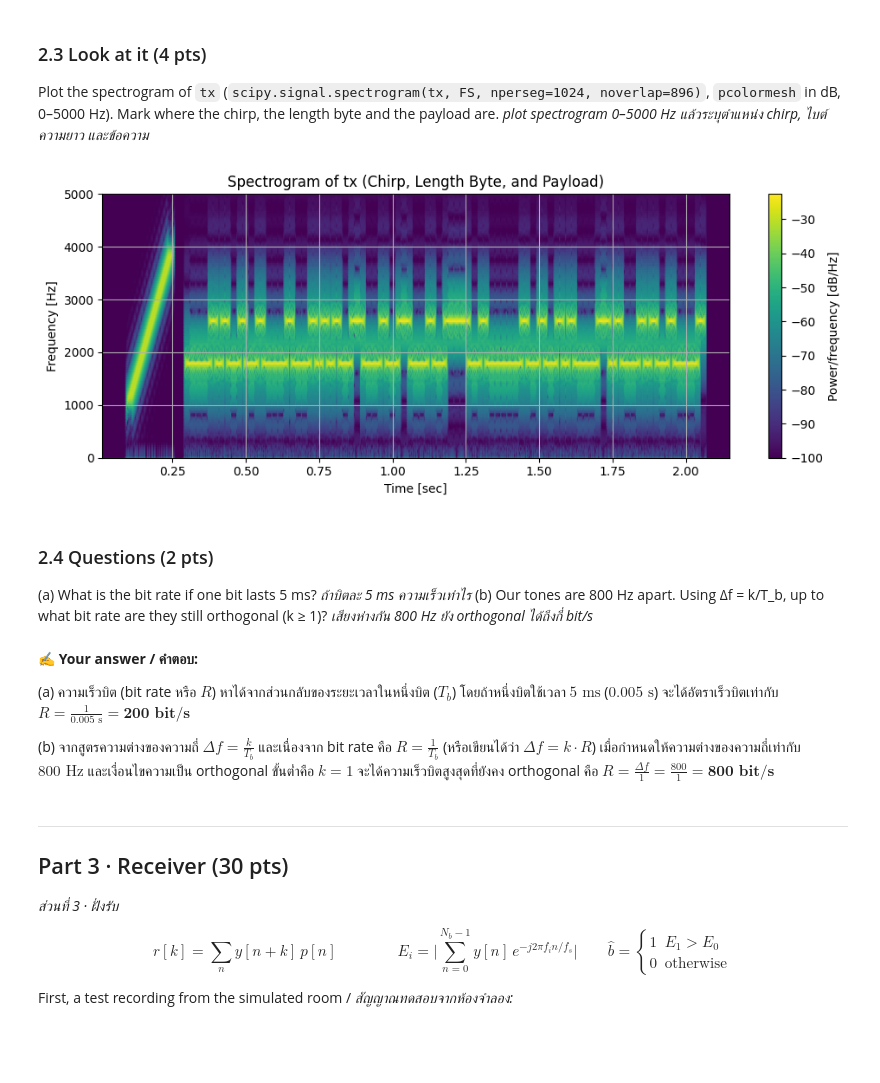
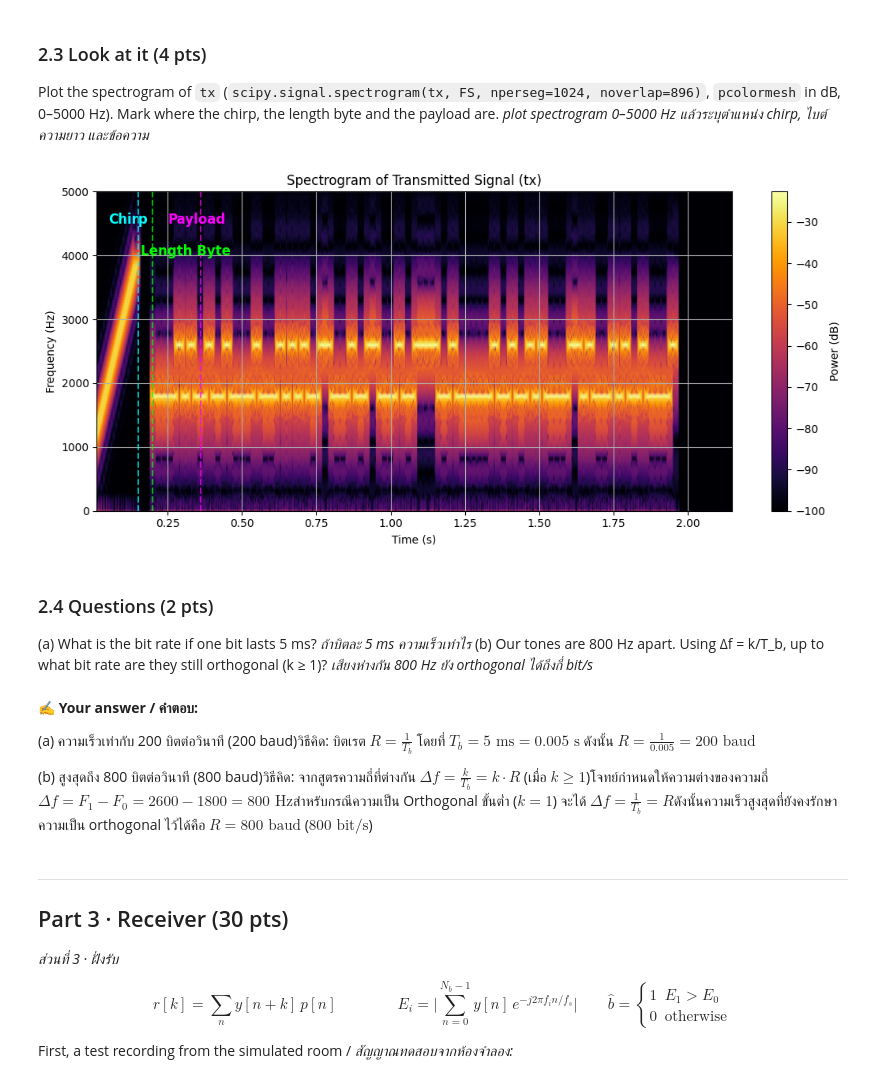
Before and after one commit to naruedisriparn-sketch/DSP, a Jupyter notebook: Y3Lab2_worksheet2256_2272.ipynb, the cells around one changed output. Drawn from its saved outputs; the diff is of its cells as text; code cells hidden in the pictures; blank space fills up the shorter version.

```diff
--- a/Y3Lab2_worksheet2256_2272.ipynb
+++ b/Y3Lab2_worksheet2256_2272.ipynb
@@ -255,36 +290,45 @@ def transmit(text, baud=50, fs=FS):
 ### 2.3 Look at it (4 pts)
 Plot the spectrogram of `tx` (`scipy.signal.spectrogram(tx, FS, nperseg=1024, noverlap=896)`, `pcolormesh` in dB, 0–5000 Hz). Mark where the chirp, the length byte and the payload are.
 *plot spectrogram 0–5000 Hz แล้วระบุตำแหน่ง chirp, ไบต์ความยาว และข้อความ*
-# %%
-import matplotlib.pyplot as plt
-from scipy.signal import spectrogram
-
-# คำนวณ Spectrogram
-f, t_spec, Sxx = spectrogram(tx, fs=FS, nperseg=1024, noverlap=896)
-
-# พล็อตด้วย pcolormesh
-plt.figure(figsize=(10, 4))
-plt.pcolormesh(t_spec, f, 10 * np.log10(Sxx + 1e-10), shading='gouraud')
-plt.ylabel('Frequency [Hz]')
-plt.xlabel('Time [sec]')
-plt.ylim(0, 5000)
-plt.title('Spectrogram of tx (Chirp, Length Byte, and Payload)')
-plt.colorbar(label='Power/frequency [dB/Hz]')
-
-plt.tight_layout()
-plt.show()
-# %% [output]
-[figure, removed]
+# %%
+# คำนวณ Spectrogram ของ tx ตามที่โจทย์กำหนด
+f, t_spec, Sxx = spectrogram(tx, FS, nperseg=1024, noverlap=896)
+
+plt.figure(figsize=(11, 5))
+# แปลงเป็นหน่วย dB ด้วย 10 * log10 (ระวังค่า 0 ด้วยการใส่ epsilon เล็กน้อย)
+Sxx_db = 10 * np.log10(Sxx + 1e-10)
+
+plt.pcolormesh(t_spec, f, Sxx_db, shading='gouraud', cmap='inferno')
+plt.ylim(0, 5000)  # กำหนดช่วงความถี่ 0-5000 Hz ตามโจทย์
+plt.colorbar(label='Power (dB)')
+plt.title("Spectrogram of Transmitted Signal (tx)")
+plt.xlabel("Time (s)")
+plt.ylabel("Frequency (Hz)")
+
+# ระบุตำแหน่งคร่าวๆ ตามช่วงเวลา (สามารถปรับแต่งเครื่องหมายได้ตามต้องการ)
+plt.axvline(x=0.15, color='cyan', linestyle='--', alpha=0.7)
+plt.text(0.05, 4500, 'Chirp', color='cyan', fontsize=12, fontweight='bold')
+
+plt.axvline(x=0.20, color='lime', linestyle='--', alpha=0.7)
+plt.text(0.16, 4000, 'Length Byte', color='lime', fontsize=12, fontweight='bold')
+
+plt.axvline(x=0.36, color='magenta', linestyle='--', alpha=0.7)
+plt.text(0.25, 4500, 'Payload', color='magenta', fontsize=12, fontweight='bold')
+
+plt.tight_layout()
+plt.show()
+# %% [output]
+[figure, added]
 # %% [markdown]
 ### 2.4 Questions (2 pts)
 (a) What is the bit rate if one bit lasts 5 ms? *ถ้าบิตละ 5 ms ความเร็วเท่าไร*
 (b) Our tones are 800 Hz apart. Using Δf = k/T_b, up to what bit rate are they still orthogonal (k ≥ 1)? *เสียงห่างกัน 800 Hz ยัง orthogonal ได้ถึงกี่ bit/s*
-# %% [markdown]
-✍️ **Your answer / คำตอบ:**
-
-(a)  ความเร็วบิต (bit rate หรือ $R$) หาได้จากส่วนกลับของระยะเวลาในหนึ่งบิต ($T_b$) โดยถ้าหนึ่งบิตใช้เวลา $5\text{ ms}$ ($0.005\text{ s}$) จะได้อัตราเร็วบิตเท่ากับ $R = \frac{1}{0.005\text{ s}} = \mathbf{200\text{ bit/s}}$
-
-(b) จากสูตรความต่างของความถี่ $\Delta f = \frac{k}{T_b}$ และเนื่องจาก bit rate คือ $R = \frac{1}{T_b}$ (หรือเขียนได้ว่า $\Delta f = k \cdot R$) เมื่อกำหนดให้ความต่างของความถี่เท่ากับ $800\text{ Hz}$ และเงื่อนไขความเป็น orthogonal ขั้นต่ำคือ $k = 1$ จะได้ความเร็วบิตสูงสุดที่ยังคง orthogonal คือ $R = \frac{\Delta f}{1} = \frac{800}{1} = \mathbf{800\text{ bit/s}}$
+# %% [markdown]
+✍️ **Your answer / คำตอบ:**
+
+(a)  ความเร็วเท่ากับ 200 บิตต่อวินาที (200 baud)วิธีคิด: บิตเรต $R = \frac{1}{T_b}$ โดยที่ $T_b = 5 \text{ ms} = 0.005 \text{ s}$ ดังนั้น $R = \frac{1}{0.005} = 200 \text{ baud}$
+
+(b) สูงสุดถึง 800 บิตต่อวินาที (800 baud)วิธีคิด: จากสูตรความถี่ที่ต่างกัน $\Delta f = \frac{k}{T_b} = k \cdot R$ (เมื่อ $k \ge 1$)โจทย์กำหนดให้ความต่างของความถี่ $\Delta f = F_1 - F_0 = 2600 - 1800 = 800 \text{ Hz}$สำหรับกรณีความเป็น Orthogonal ขั้นต่ำ ($k = 1$) จะได้ $\Delta f = \frac{1}{T_b} = R$ดังนั้นความเร็วสูงสุดที่ยังคงรักษาความเป็น orthogonal ไว้ได้คือ $R = 800 \text{ baud}$ ($800 \text{ bit/s}$)
 # %% [markdown]
 ---
 ## Part 3 · Receiver (30 pts)
```
Also changed, not shown: parts of 33 cells of this notebook.
